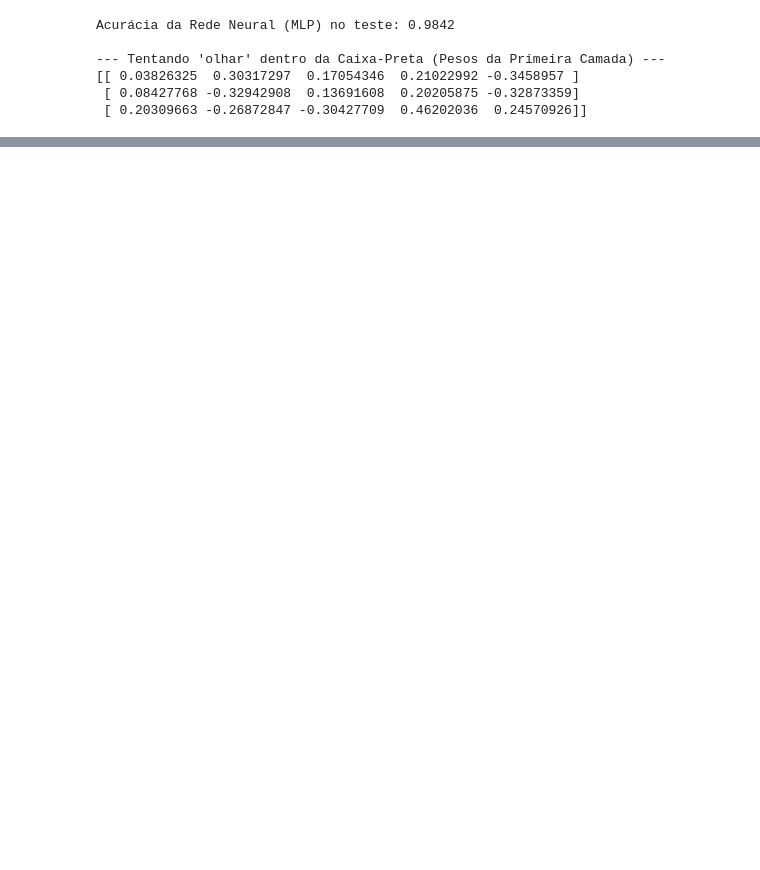
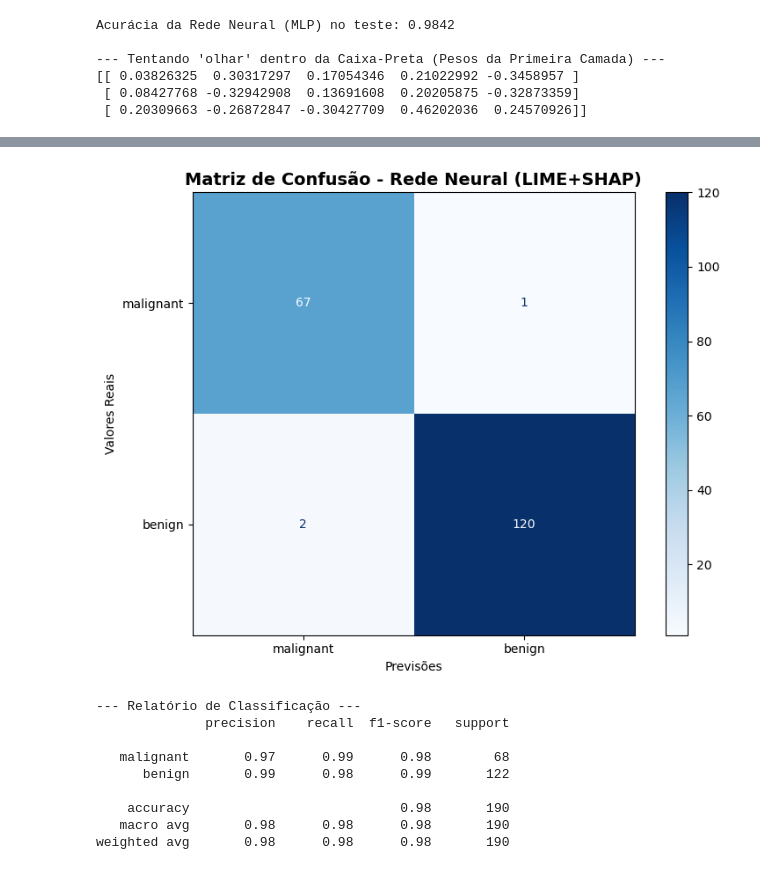
Before and after one commit to rpgouveia/pucpr_health_informatics_xAI, a Jupyter notebook: example3-mlp-shap-lime.ipynb, the cells around one changed output, grey strips where cells are left out. Saved outputs shown, nothing was run; the diff lists cells and outputs as text; code cells hidden in the pictures; blank space fills up the shorter version.

```diff
--- a/example3-mlp-shap-lime.ipynb
+++ b/example3-mlp-shap-lime.ipynb
@@ -1,31 +1,35 @@
 # %%
+# Setup
 import pandas as pd
 import numpy as np
 import matplotlib.pyplot as plt
 from sklearn.datasets import load_breast_cancer
 from sklearn.model_selection import train_test_split
 from sklearn.preprocessing import StandardScaler
+import warnings
+warnings.filterwarnings('ignore')
 
 # 1. Carregar o dataset clássico da UCI
 raw_data = load_breast_cancer()
 X = pd.DataFrame(raw_data.data, columns=raw_data.feature_names)
 y = raw_data.target
 
-# 2. Dividir o conjunto de dados
-# Para treino em 2/3 e para teste em 1/3
-X_train, X_test, y_train, y_test = train_test_split(X, y, test_size=1/3, random_state=42)
+# 2. Dividir: 2/3 treino, 1/3 teste
+X_train, X_test, y_train, y_test = train_test_split(
+    X, y, test_size=1/3, random_state=42
+)
 
-# 3. Normalização dos dados para Redes Neurais
+# 3. Normalização
 scaler = StandardScaler()
 X_train_scaled = scaler.fit_transform(X_train)
-X_test_scaled = scaler.transform(X_test)
+X_test_scaled  = scaler.transform(X_test)
 
-# Converter de volta para DataFrame para manter o nome das colunas visíveis
 X_train_scaled_df = pd.DataFrame(X_train_scaled, columns=raw_data.feature_names)
-X_test_scaled_df = pd.DataFrame(X_test_scaled, columns=raw_data.feature_names)
+X_test_scaled_df  = pd.DataFrame(X_test_scaled,  columns=raw_data.feature_names)
 
 print(f"Dataset carregado! Total de atributos: {X.shape[1]}")
 print(f"Classes: {raw_data.target_names} (0 = Maligno, 1 = Benigno)")
+print(f"Treino: {len(X_train)} amostras | Teste: {len(X_test)} amostras")
 # %% [output]
 Dataset carregado! Total de atributos: 30
 Classes: ['malignant' 'benign'] (0 = Maligno, 1 = Benigno)
@@ -214,27 +554,38 @@ Explicação SHAP salva como 'shap_explicacao_paciente.png'
 # %%
 from sklearn.metrics import confusion_matrix, ConfusionMatrixDisplay, classification_report
 import matplotlib.pyplot as plt
 
 # 1. Fazer as previsões com o modelo treinado
 predictions = mlp_model.predict(X_test_scaled)
 
 # 2. Criar a matriz de confusão
 cm = confusion_matrix(y_test, predictions)
 
 # 3. Configurar a visualização da matriz de confusão
 fig, ax = plt.subplots(figsize=(8, 6))
 disp = ConfusionMatrixDisplay(confusion_matrix=cm, display_labels=raw_data.target_names)
 
 # 4. Desenhar o gráfico
 disp.plot(cmap='Blues', ax=ax)
 ax.grid(False)
-plt.title("Matriz de Confusão - Rede Neural (Caixa-Preta)", fontsize=14, fontweight='bold')
+plt.title("Matriz de Confusão - Rede Neural (LIME+SHAP)", fontsize=14, fontweight='bold')
 plt.xlabel("Previsões")
 plt.ylabel("Valores Reais")
 plt.tight_layout()
 plt.savefig("confusion_matrix_mlp.png", dpi=300, bbox_inches='tight')
 plt.show()
 
 # 5. Exibir relatório de classificação
 print("\n--- Relatório de Classificação ---")
 print(classification_report(y_test, predictions, target_names=raw_data.target_names))
+# %% [output]
+[figure, added]
+--- Relatório de Classificação ---
+              precision    recall  f1-score   support
+
+   malignant       0.97      0.99      0.98        68
+      benign       0.99      0.98      0.99       122
+
+    accuracy                           0.98       190
+   macro avg       0.98      0.98      0.98       190
+weighted avg       0.98      0.98      0.98       190
```
Also changed, not shown: parts of 9 cells of this notebook, 10 other files.
